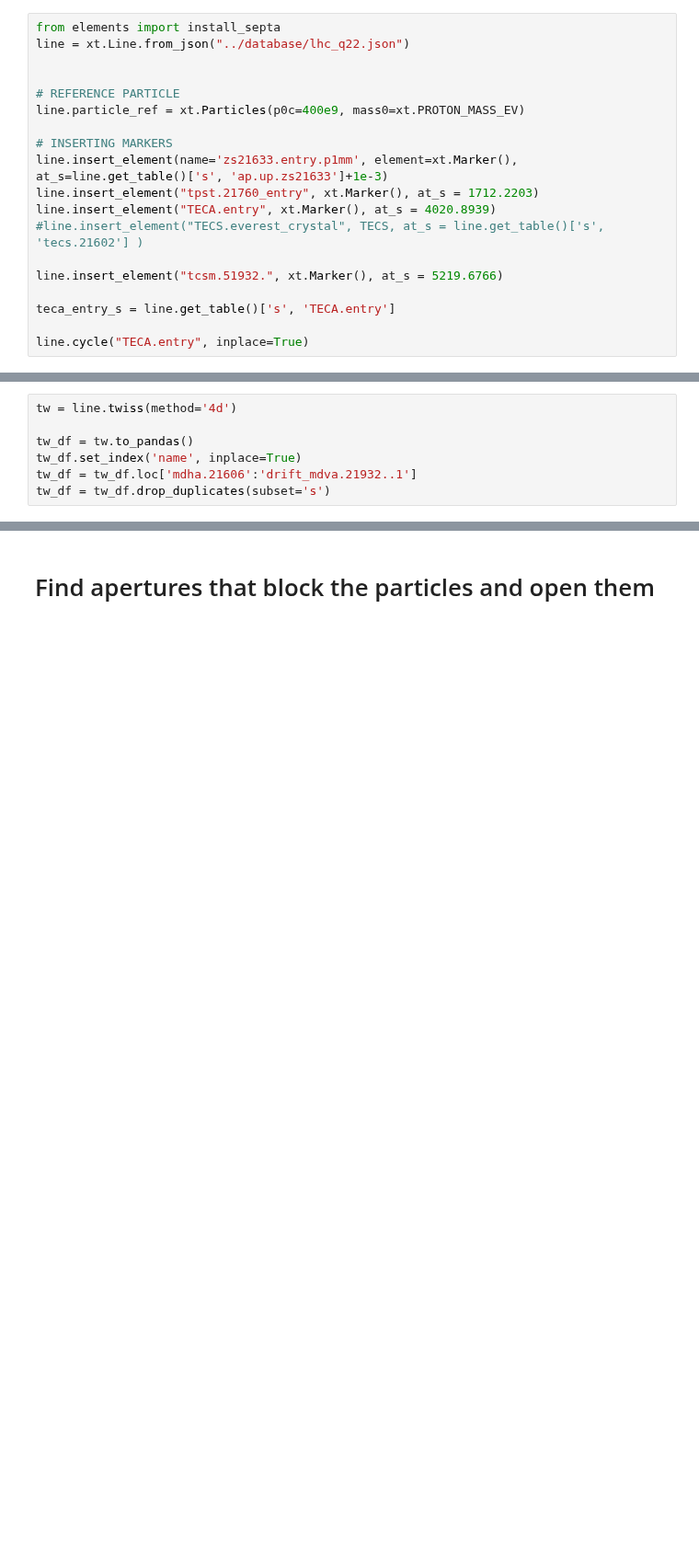
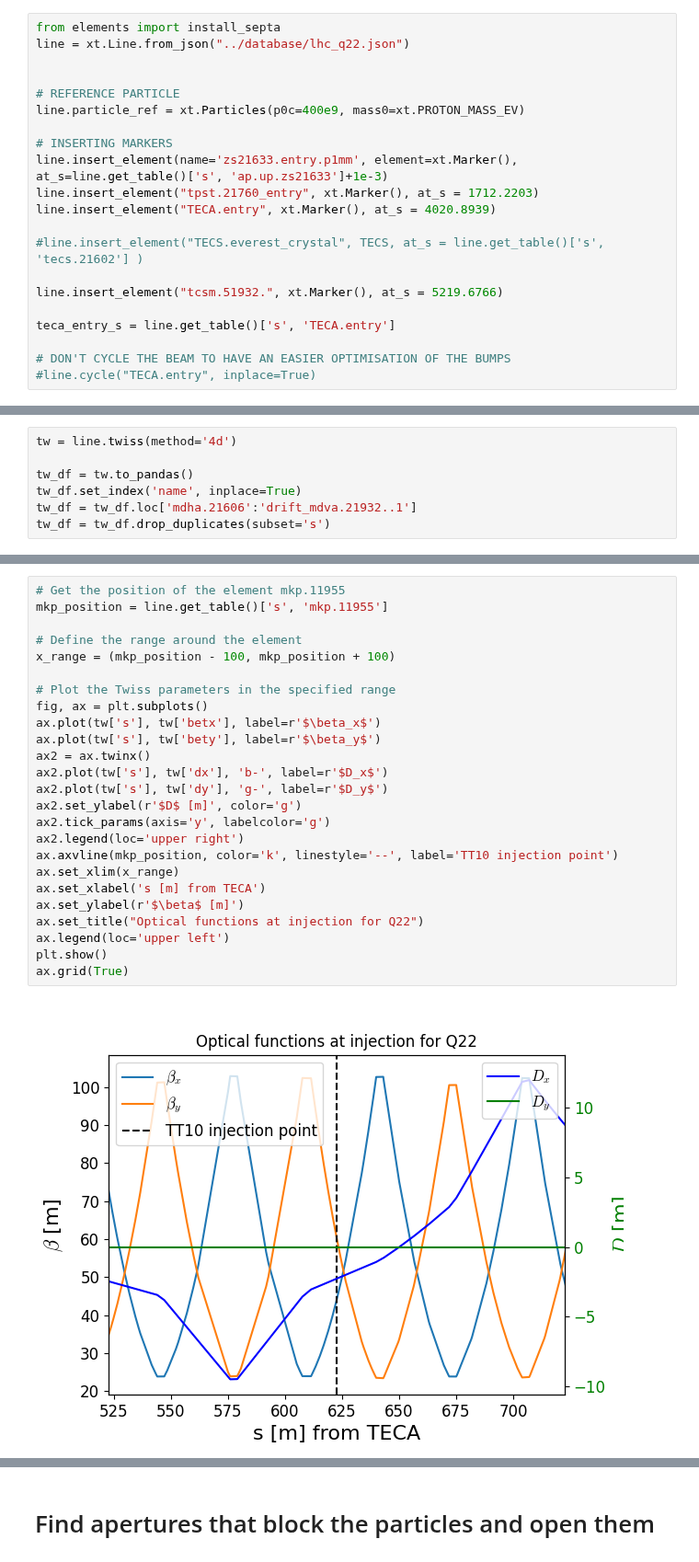
Before and after one commit to giacomells/Technical-Student-2024-2025, a Jupyter notebook: Optics studies/NonResonantExtractionExample.ipynb, the cells around one changed output, grey strips where cells are left out. Shown at 92% size. Drawn from its saved outputs; the diff is of its cells as text; blank space fills up the shorter version.

```diff
--- a/Optics studies/NonResonantExtractionExample.ipynb
+++ b/Optics studies/NonResonantExtractionExample.ipynb
@@ -143,12 +79,14 @@ line.particle_ref = xt.Particles(p0c=400e9, mass0=xt.PROTON_MASS_EV)
 line.insert_element(name='zs21633.entry.p1mm', element=xt.Marker(), at_s=line.get_table()['s', 'ap.up.zs21633']+1e-3)
 line.insert_element("tpst.21760_entry", xt.Marker(), at_s = 1712.2203)
 line.insert_element("TECA.entry", xt.Marker(), at_s = 4020.8939)
+
 #line.insert_element("TECS.everest_crystal", TECS, at_s = line.get_table()['s', 'tecs.21602'] )
 
 line.insert_element("tcsm.51932.", xt.Marker(), at_s = 5219.6766)
 
 teca_entry_s = line.get_table()['s', 'TECA.entry']
 
-line.cycle("TECA.entry", inplace=True)
+# DON'T CYCLE THE BEAM TO HAVE AN EASIER OPTIMISATION OF THE BUMPS
+#line.cycle("TECA.entry", inplace=True)
 # %% [output]
 Done loading line from dict.
@@ -272,0 +160,27 @@ tw_df = tw_df.drop_duplicates(subset='s')
+# %%
+# Get the position of the element mkp.11955
+mkp_position = line.get_table()['s', 'mkp.11955']
+
+# Define the range around the element
+x_range = (mkp_position - 100, mkp_position + 100)
+
+# Plot the Twiss parameters in the specified range
+fig, ax = plt.subplots()
+ax.plot(tw['s'], tw['betx'], label=r'$\beta_x$')
+ax.plot(tw['s'], tw['bety'], label=r'$\beta_y$')
+ax2 = ax.twinx()
+ax2.plot(tw['s'], tw['dx'], 'b-', label=r'$D_x$')
+ax2.plot(tw['s'], tw['dy'], 'g-', label=r'$D_y$')
+ax2.set_ylabel(r'$D$ [m]', color='g')
+ax2.tick_params(axis='y', labelcolor='g')
+ax2.legend(loc='upper right')
+ax.axvline(mkp_position, color='k', linestyle='--', label='TT10 injection point')
+ax.set_xlim(x_range)
+ax.set_xlabel('s [m] from TECA')
+ax.set_ylabel(r'$\beta$ [m]')
+ax.set_title("Optical functions at injection for Q22")
+ax.legend(loc='upper left')
+plt.show()
+ax.grid(True)
+# %% [output]
+[figure, added]
```
Also changed, not shown: parts of 41 cells of this notebook.
